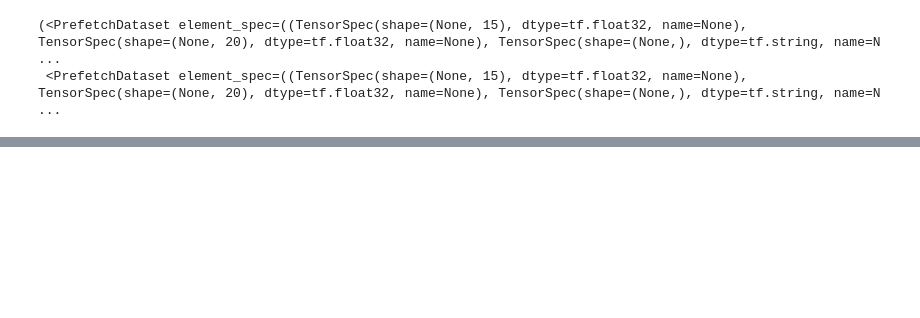
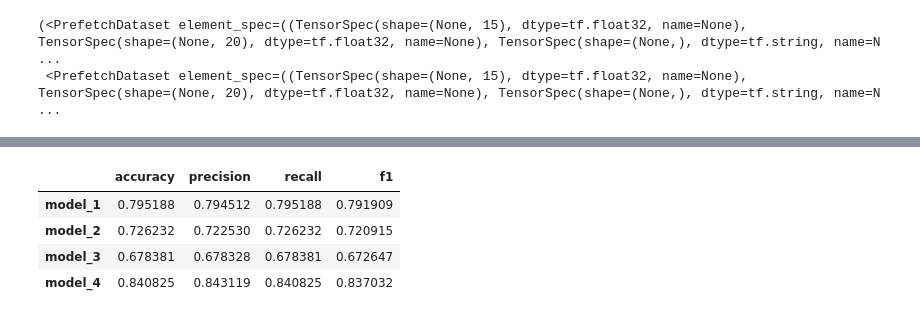
Before and after one commit to AmirGhnbr/PubMed_200k_RCT, a Jupyter notebook: PubMed_200k_RCT.ipynb, the cells around one changed output, grey strips where cells are left out. Cells and saved outputs as stored; diff of their text form; code cells hidden in the pictures; blank space fills up the shorter version.

```diff
--- a/PubMed_200k_RCT.ipynb
+++ b/PubMed_200k_RCT.ipynb
@@ -1045,0 +1056,10 @@ model_4_results
+# %%
+test = results_df_transposed
+test["accuracy"] = results_df_transposed["accuracy"]/100
+test
+# %% [output]
+|  | accuracy | precision | recall | f1 |
+| model_1 | 0.795188 | 0.794512 | 0.795188 | 0.791909 |
+| model_2 | 0.726232 | 0.722530 | 0.726232 | 0.720915 |
+| model_3 | 0.678381 | 0.678328 | 0.678381 | 0.672647 |
+| model_4 | 0.840825 | 0.843119 | 0.840825 | 0.837032 |
```
Also changed, not shown: parts of 33 cells of this notebook.
